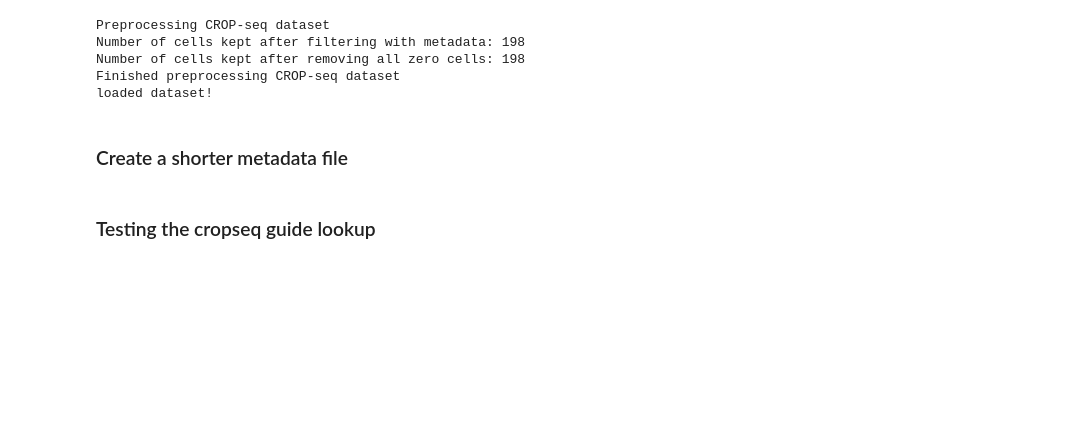
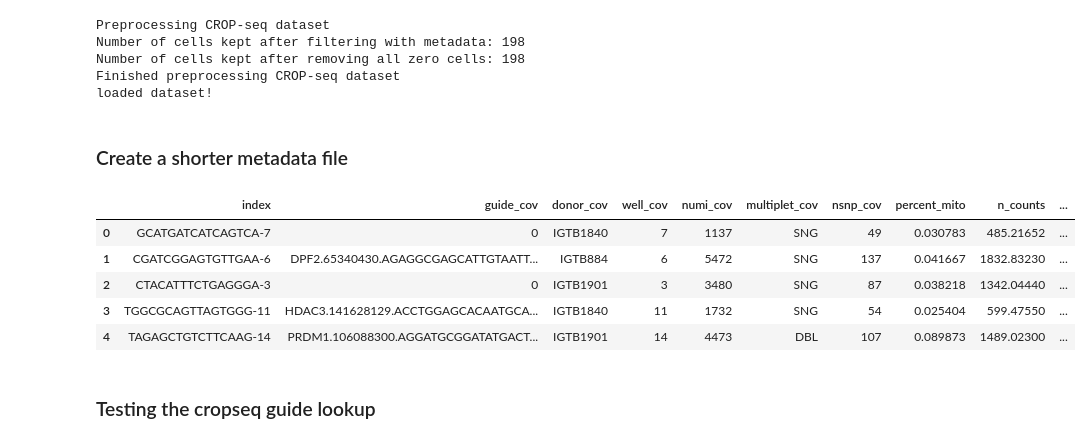
Before and after one commit to mincheoly/scVI-extensions, a Jupyter notebook: notebooks/scratch.ipynb, the cells around one changed output. Drawn from its saved outputs; the diff is of its cells as text; code cells hidden in the pictures; blank space fills up the shorter version.

```diff
--- a/notebooks/scratch.ipynb
+++ b/notebooks/scratch.ipynb
@@ -86,6 +90,15 @@ infer.train(n_epochs=n_epochs, lr=lr)
 # %%
 metadata_filename = data_path + 'nsnp20.raw.sng.km_vb1.norm.meta.txt'
 metadata = pd.read_csv(metadata_filename, sep='\t')
+# %%
+metadata.head(5)
+# %% [output]
+|  | index | guide_cov | donor_cov | well_cov | numi_cov | multiplet_cov | nsnp_cov | percent_mito | n_counts | ... |
+| 0 | GCATGATCATCAGTCA-7 | 0 | IGTB1840 | 7 | 1137 | SNG | 49 | 0.030783 | 485.21652 | ... |
+| 1 | CGATCGGAGTGTTGAA-6 | DPF2.65340430.AGAGGCGAGCATTGTAATT... | IGTB884 | 6 | 5472 | SNG | 137 | 0.041667 | 1832.83230 | ... |
+| 2 | CTACATTTCTGAGGGA-3 | 0 | IGTB1901 | 3 | 3480 | SNG | 87 | 0.038218 | 1342.04440 | ... |
+| 3 | TGGCGCAGTTAGTGGG-11 | HDAC3.141628129.ACCTGGAGCACAATGCA... | IGTB1840 | 11 | 1732 | SNG | 54 | 0.025404 | 599.47550 | ... |
+| 4 | TAGAGCTGTCTTCAAG-14 | PRDM1.106088300.AGGATGCGGATATGACT... | IGTB1901 | 14 | 4473 | DBL | 107 | 0.089873 | 1489.02300 | ... |
 # %%
 control_pol2_cells = metadata[metadata.guide_cov.str.contains('POL') | (metadata.guide_cov == '0')]
 # %%
```
Also changed, not shown: parts of 2 cells of this notebook, 7 other files.
